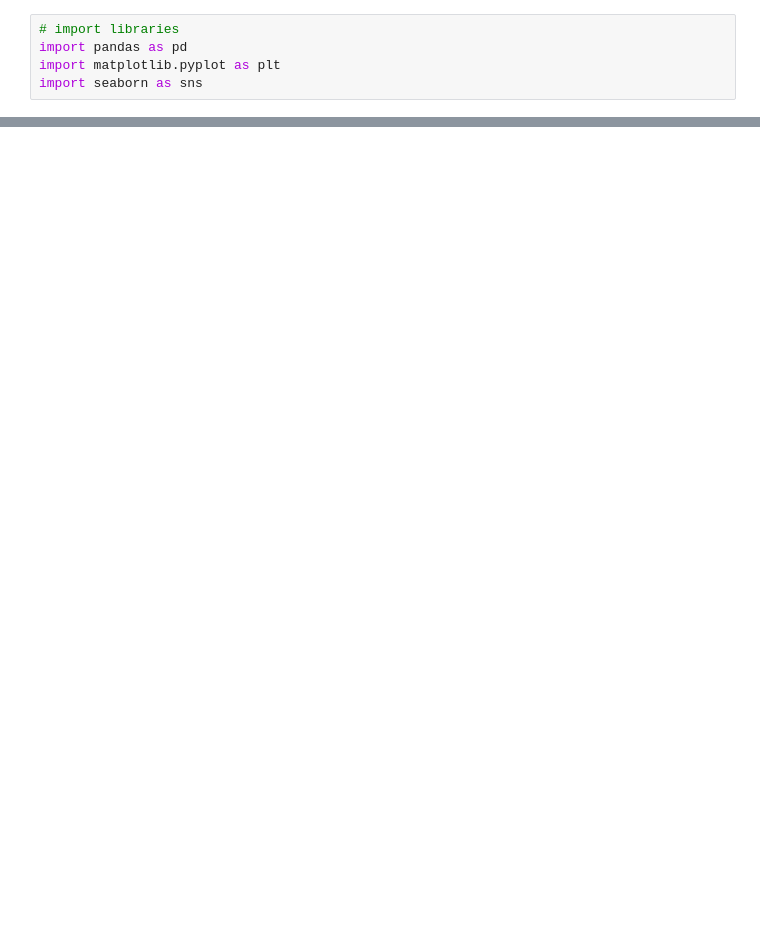
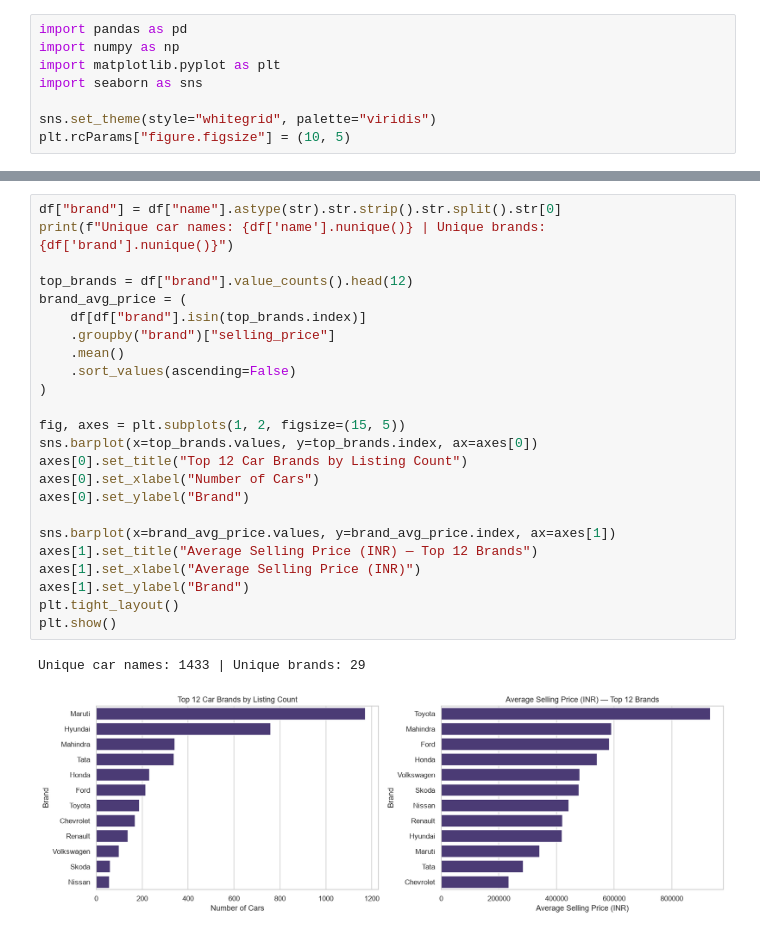
Before and after one commit to Leng-Menghan/Machine-Learning-Project, a Jupyter notebook: notebooks/01_exploratory_data_analysis.ipynb, the cells around one changed output, grey strips where cells are left out. Saved outputs shown, nothing was run; the diff lists cells and outputs as text; blank space fills up the shorter version.

```diff
--- a/notebooks/01_exploratory_data_analysis.ipynb
+++ b/notebooks/01_exploratory_data_analysis.ipynb
@@ -1,5 +12,8 @@
 # %%
-# import libraries
 import pandas as pd
+import numpy as np
 import matplotlib.pyplot as plt
 import seaborn as sns
+
+sns.set_theme(style="whitegrid", palette="viridis")
+plt.rcParams["figure.figsize"] = (10, 5)
@@ -199,0 +165,27 @@ plt.show()
+# %%
+df["brand"] = df["name"].astype(str).str.strip().str.split().str[0]
+print(f"Unique car names: {df['name'].nunique()} | Unique brands: {df['brand'].nunique()}")
+
+top_brands = df["brand"].value_counts().head(12)
+brand_avg_price = (
+    df[df["brand"].isin(top_brands.index)]
+    .groupby("brand")["selling_price"]
+    .mean()
+    .sort_values(ascending=False)
+)
+
+fig, axes = plt.subplots(1, 2, figsize=(15, 5))
+sns.barplot(x=top_brands.values, y=top_brands.index, ax=axes[0])
+axes[0].set_title("Top 12 Car Brands by Listing Count")
+axes[0].set_xlabel("Number of Cars")
+axes[0].set_ylabel("Brand")
+
+sns.barplot(x=brand_avg_price.values, y=brand_avg_price.index, ax=axes[1])
+axes[1].set_title("Average Selling Price (INR) — Top 12 Brands")
+axes[1].set_xlabel("Average Selling Price (INR)")
+axes[1].set_ylabel("Brand")
+plt.tight_layout()
+plt.show()
+# %% [output]
+Unique car names: 1433 | Unique brands: 29
+[figure, added]
```
Also changed, not shown: parts of 30 cells of this notebook, 19 other files.
